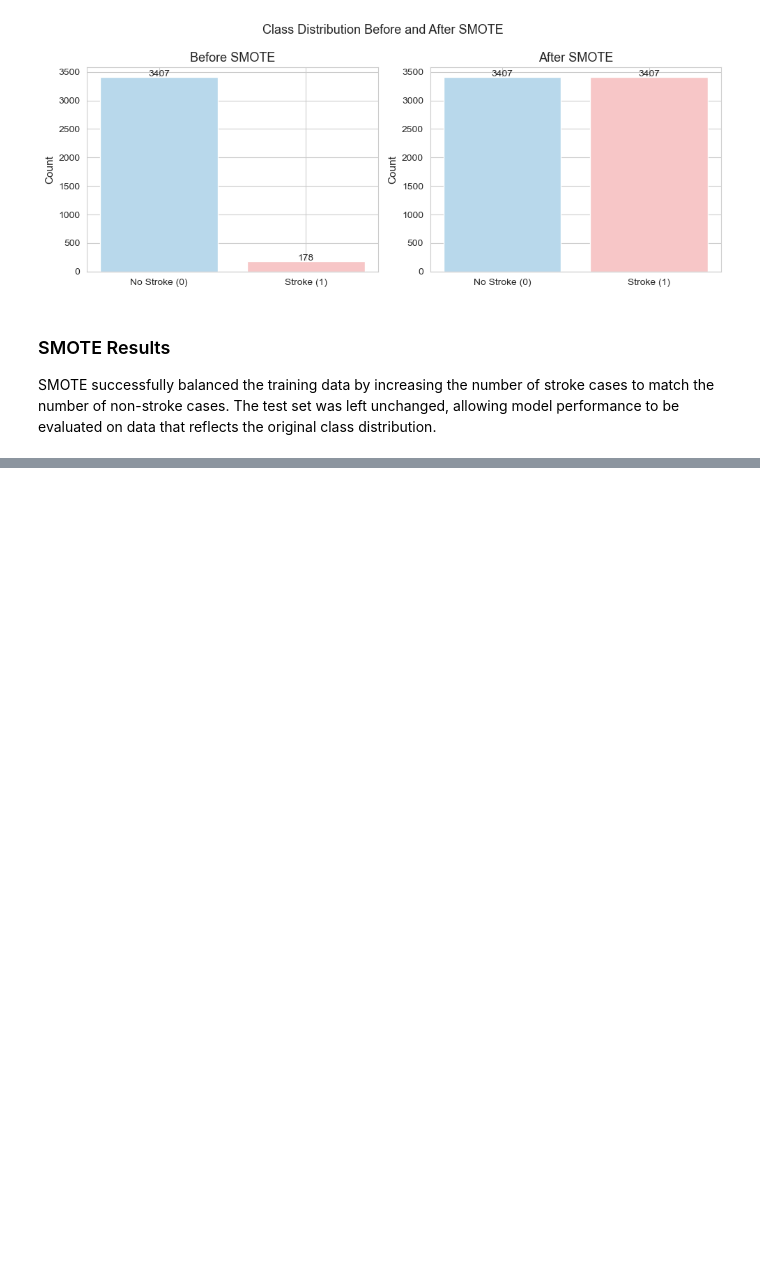
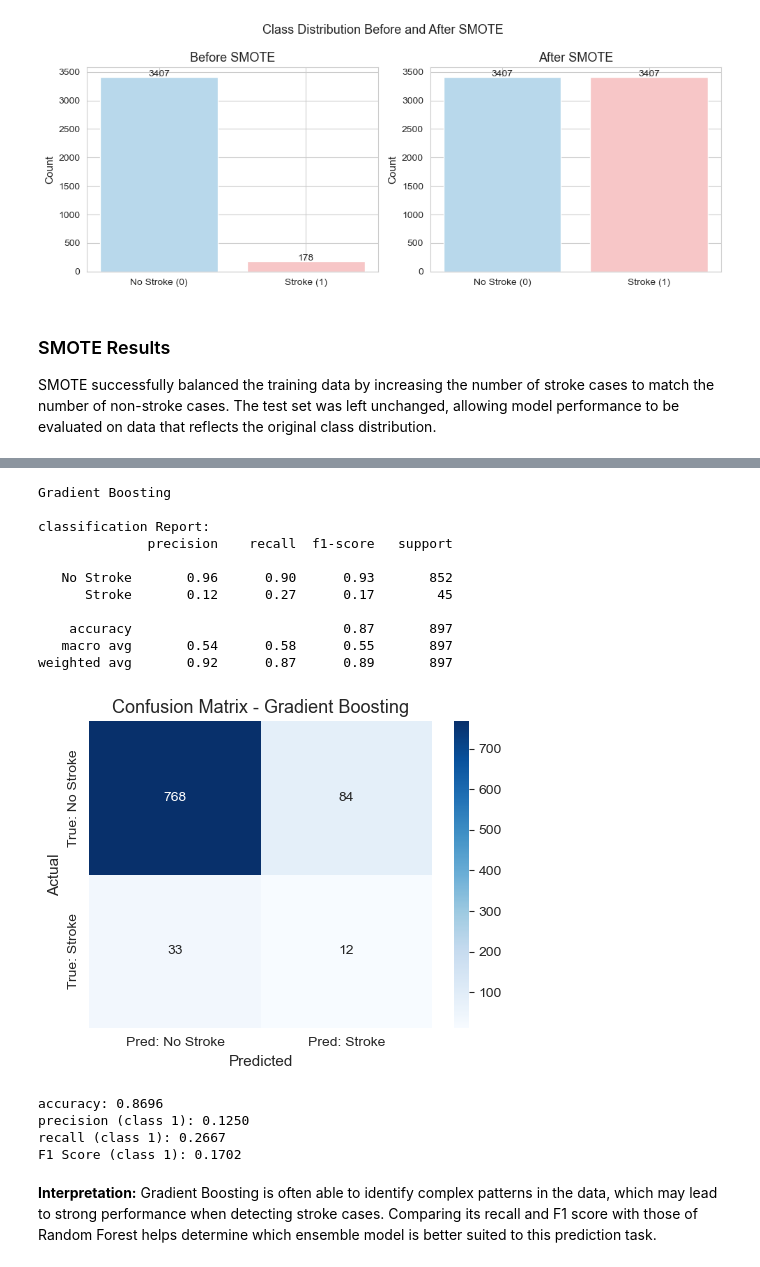
Before and after one commit to vcmeamaria/brain-stroke-classification-project, a Jupyter notebook: brain_stroke_classification.ipynb, the cells around one changed output, grey strips where cells are left out. Saved outputs shown, nothing was run; the diff lists cells and outputs as text; code cells hidden in the pictures; blank space fills up the shorter version.

```diff
--- a/brain_stroke_classification.ipynb
+++ b/brain_stroke_classification.ipynb
@@ -562,0 +738,26 @@ SMOTE successfully balanced the training data by increasing the number of stroke
+# %%
+# train gradient boosting on SMOTE-resampled data
+gb = GradientBoostingClassifier(n_estimators=100, random_state=42)
+gb.fit(X_train_smote, y_train_smote)
+
+# evaluate on the original test set
+results_gb = evaluate_model(gb, X_test_preprocessed, y_test, 'Gradient Boosting')
+# %% [output]
+Gradient Boosting
+
+classification Report:
+              precision    recall  f1-score   support
+
+   No Stroke       0.96      0.90      0.93       852
+      Stroke       0.12      0.27      0.17        45
+
+    accuracy                           0.87       897
+   macro avg       0.54      0.58      0.55       897
+weighted avg       0.92      0.87      0.89       897
+[figure, added]
+accuracy: 0.8696
+precision (class 1): 0.1250
+recall (class 1): 0.2667
+F1 Score (class 1): 0.1702
+# %% [markdown]
+**Interpretation:** Gradient Boosting is often able to identify complex patterns in the data, which may lead to strong performance when detecting stroke cases. Comparing its recall and F1 score with those of Random Forest helps determine which ensemble model is better suited to this prediction task.
```
Also changed, not shown: parts of 27 cells of this notebook, 1 other file.
